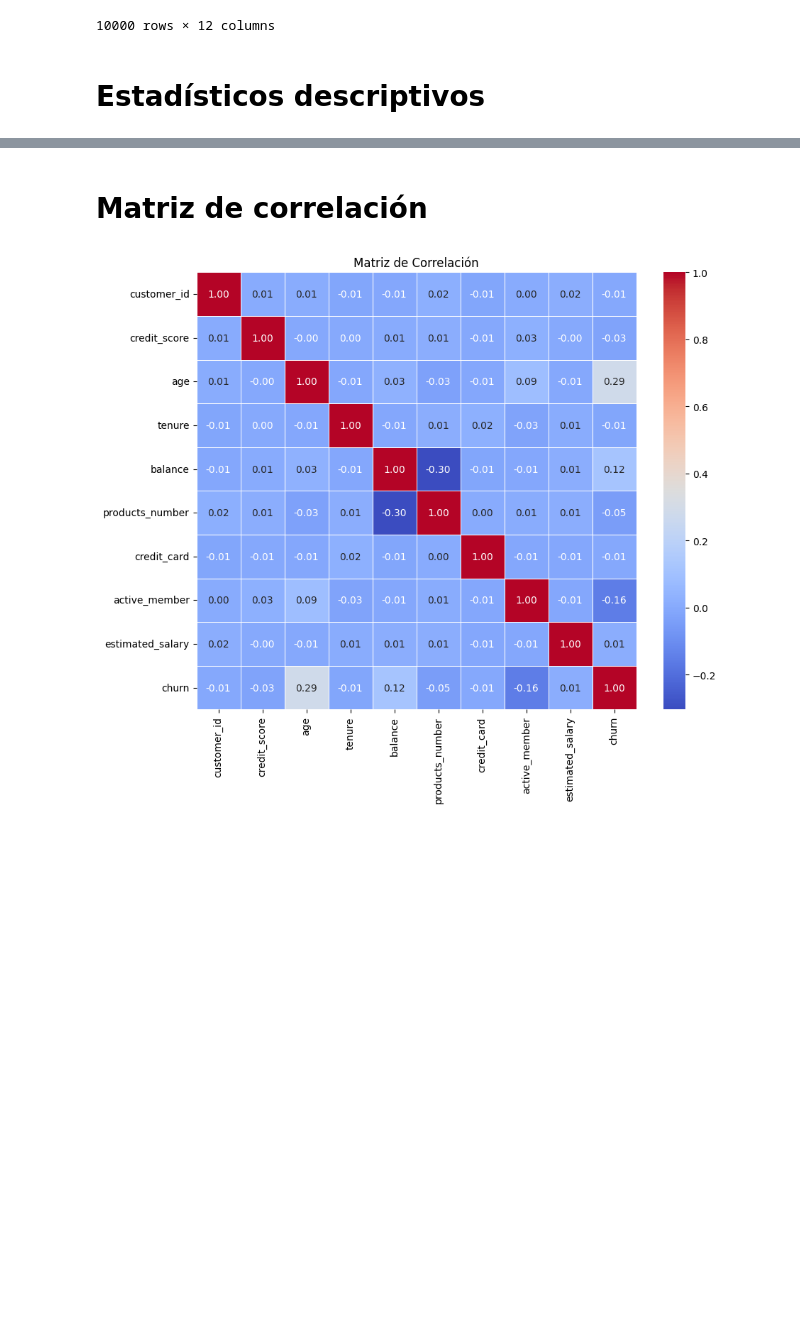
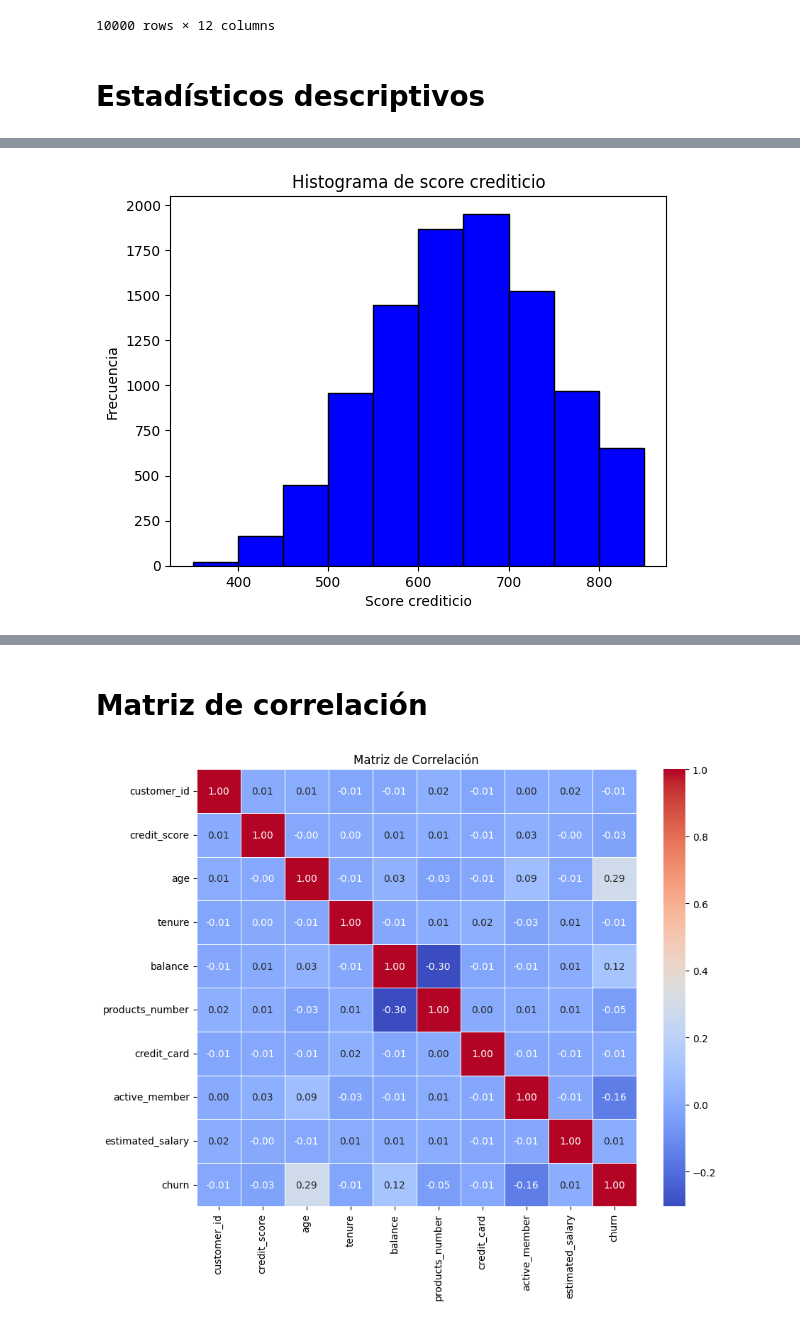
Before and after one commit to lalogonzalez/mcd-02-ml, a Jupyter notebook: docs/02-estadisticos-descriptivos.ipynb, the cells around one changed output, grey strips where cells are left out. Saved outputs shown, nothing was run; the diff lists cells and outputs as text; code cells hidden in the pictures; blank space fills up the shorter version.

```diff
--- a/docs/02-estadisticos-descriptivos.ipynb
+++ b/docs/02-estadisticos-descriptivos.ipynb
@@ -46,3 +47,13 @@ df.describe()
 | 50% | 1.569074e+07 | 652.000000 | 37.000000 | 5.000000 | 97198.540000 | 1.000000 | 1.00000 | 1.000000 | ... |
 | 75% | 1.575323e+07 | 718.000000 | 44.000000 | 7.000000 | 127644.240000 | 2.000000 | 1.00000 | 1.000000 | ... |
 | max | 1.581569e+07 | 850.000000 | 92.000000 | 10.000000 | 250898.090000 | 4.000000 | 1.00000 | 1.000000 | ... |
+# %%
+plt.hist(df['credit_score'], bins=10, color='blue', edgecolor='black')
+
+plt.xlabel('Score crediticio')
+plt.ylabel('Frecuencia')
+plt.title('Histograma de score crediticio')
+
+plt.show()
+# %% [output]
+[figure, added]
```
Also changed, not shown: parts of 10 cells of this notebook, 1 other file.
